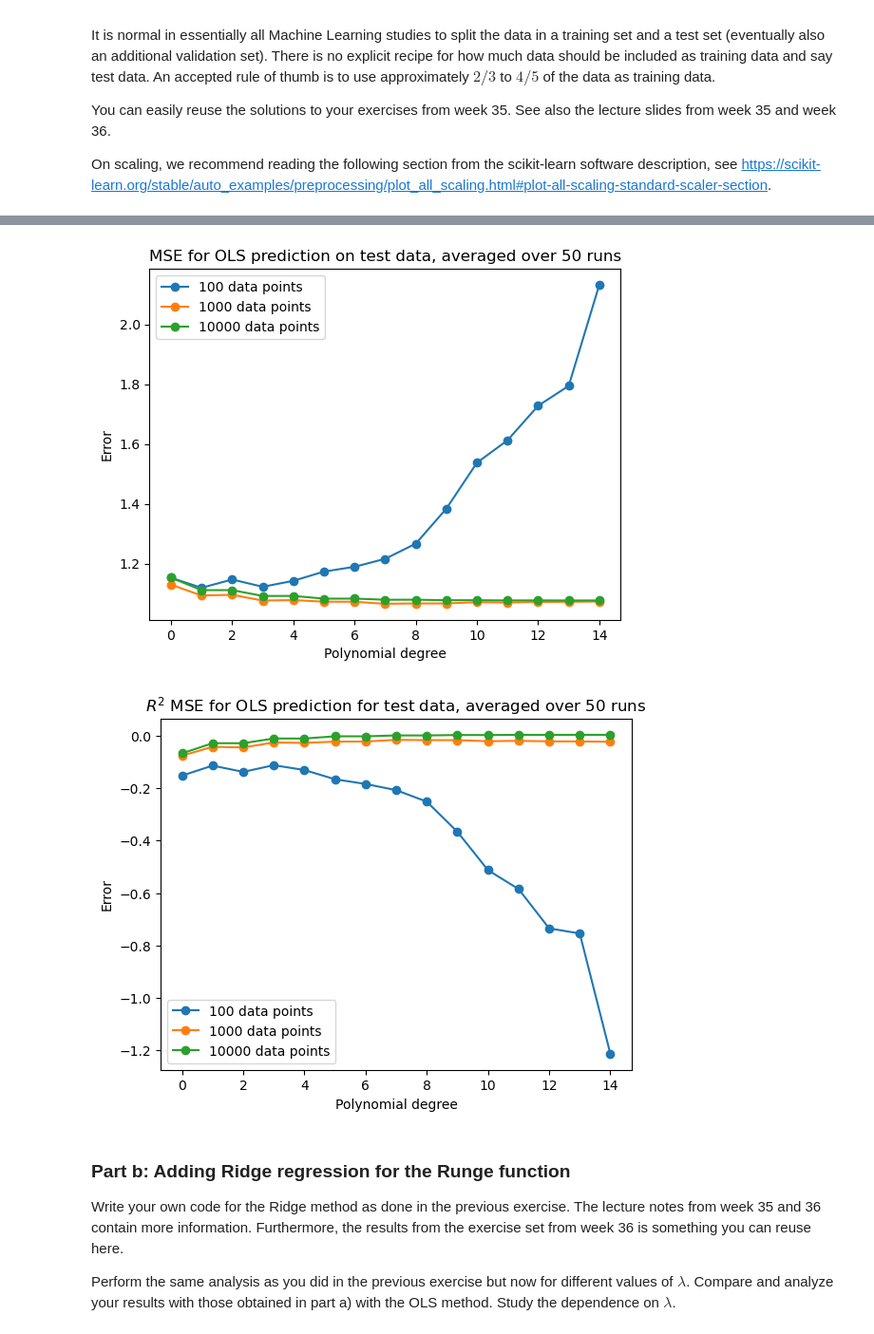
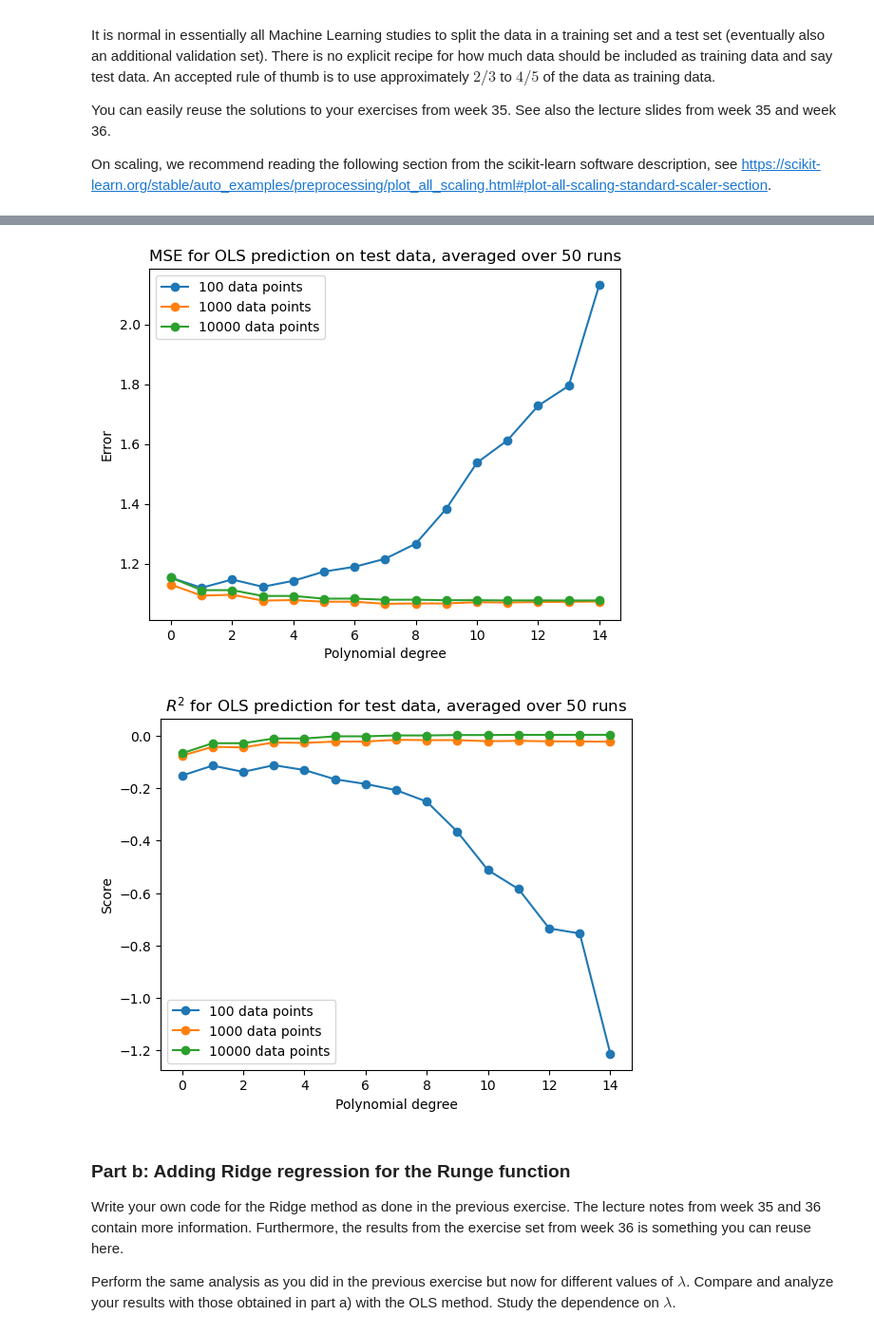
Before and after one commit to Waerstad/4155-Project-1, a Jupyter notebook: Code/project1_main.ipynb, the cells around one changed output, grey strips where cells are left out. Shown at 95% size. Saved outputs shown, nothing was run; the diff lists cells and outputs as text; code cells hidden in the pictures.

```diff
--- a/Code/project1_main.ipynb
+++ b/Code/project1_main.ipynb
@@ -273,36 +273,36 @@ plt.xlabel("Polynomial degree")
 plt.ylabel("Value")
 plt.title(fr"OLS fit parameter $\beta_1$, averaged over {runs} runs per polynomial")
 plt.legend()
 plt.show()
 plt.close()
 
 # Plot MSE for OLS prediction on test data for various sizes of data, and polynomials; averaged over many runs
 plt.plot(mean_MSE_datasize_poly[0,:], "o-", label=f"{data_sizes[0]} data points")
 plt.plot(mean_MSE_datasize_poly[1,:], "o-", label=f"{data_sizes[1]} data points")
 plt.plot(mean_MSE_datasize_poly[2,:], "o-", label=f"{data_sizes[2]} data points")
 plt.title(f"MSE for OLS prediction on test data, averaged over {runs} runs")
 plt.xlabel("Polynomial degree")
 plt.ylabel("Error")
 plt.legend()
 #plt.grid()
 plt.show()
 plt.close()
 
 # Plot R^2 for OLS prediction on test data for various sizes of data, and polynomials; averaged over many runs
 plt.plot(mean_R2_runs_datasize_polys_matrix[0,:], "o-", label=f"{data_sizes[0]} data points")
 plt.plot(mean_R2_runs_datasize_polys_matrix[1,:], "o-", label=f"{data_sizes[1]} data points")
 plt.plot(mean_R2_runs_datasize_polys_matrix[2,:], "o-", label=f"{data_sizes[2]} data points")
-plt.title(rf"$R^{2}$ MSE for OLS prediction for test data, averaged over {runs} runs")
+plt.title(rf"$R^{2}$ for OLS prediction for test data, averaged over {runs} runs")
 plt.xlabel("Polynomial degree")
-plt.ylabel("Error")
+plt.ylabel("Score")
 plt.legend()
 #plt.grid()
 plt.show()
 plt.close()
 # %% [output]
 [figure]
 [figure]
-[figure, old version]
+[figure, new version]
 # %% [markdown]
 ### Part b: Adding Ridge regression for the Runge function
 
```
Also changed, not shown: parts of 5 cells of this notebook.
